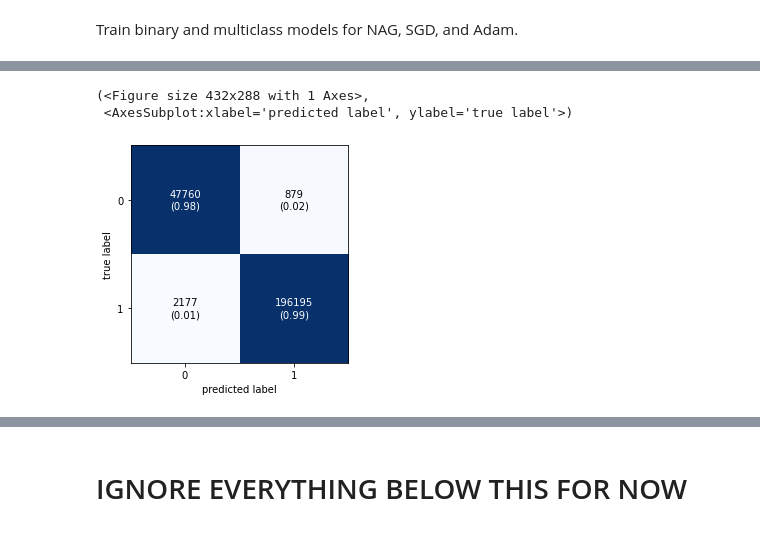
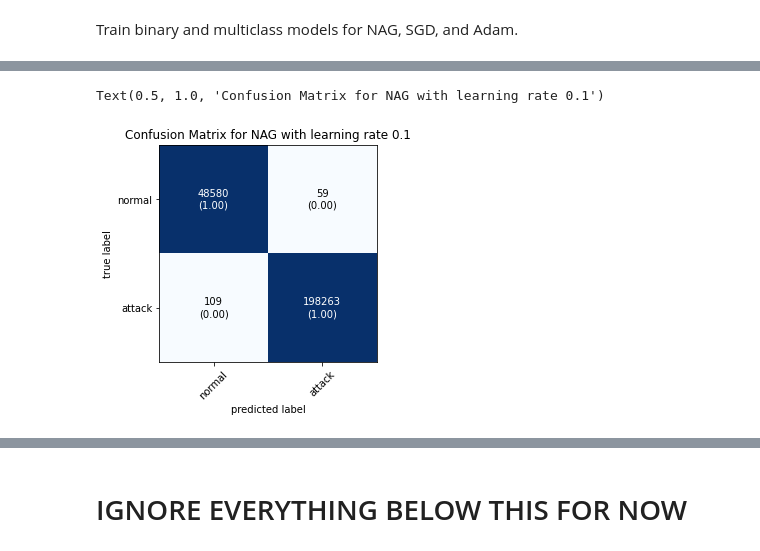
Before and after one commit to billnunn/Assessment-4-Bill-Mo-Oliver, a Jupyter notebook: Mo_Evidence/NAG_Optimiser.ipynb, the cells around one changed output, grey strips where cells are left out. Cells and saved outputs as stored; diff of their text form; code cells hidden in the pictures.

```diff
--- a/Mo_Evidence/NAG_Optimiser.ipynb
+++ b/Mo_Evidence/NAG_Optimiser.ipynb
@@ -127,3 +168,6 @@ def multiDNN(train_df = X_train, num_classes = 5, hidden_nodes = [10,10,10], op
     nn_model.compile(loss='categorical_crossentropy',optimizer=op,metrics=metrics)
 
     return nn_model
+# %%
+x1 = -np.arange(1,5)
+epsilons = np.float_power(10,x1)
@@ -298,3 +357,6 @@ nag_pred = nag_bin_model_3.predict(X_test)
+# %%
+tf.random.set_seed(rseed)
+nag_pred = nag_bin_model_1.predict(X_test)
 # %%
 nag_pred_bin = nag_pred
 nag_pred_bin[nag_pred_bin>0.5]=1
@@ -308,11 +364,14 @@ from sklearn.metrics import confusion_matrix
 # %%
 cmat_nag = confusion_matrix(y_test_bin,nag_pred)
 cmat_nag
+
 plot_confusion_matrix(
     conf_mat = cmat_nag,
-    show_normed = True
+    show_normed = True,
+    class_names = ['normal','attack']
 )
+
+plt.title('Confusion Matrix for NAG with learning rate {}'.format(epsilons[0]))
 # %% [output]
-(<Figure size 432x288 with 1 Axes>,
- <AxesSubplot:xlabel='predicted label', ylabel='true label'>)
+Text(0.5, 1.0, 'Confusion Matrix for NAG with learning rate 0.1')
-[figure, old version]
+[figure, new version]
```
Also changed, not shown: parts of 91 cells of this notebook, 4 other files.
